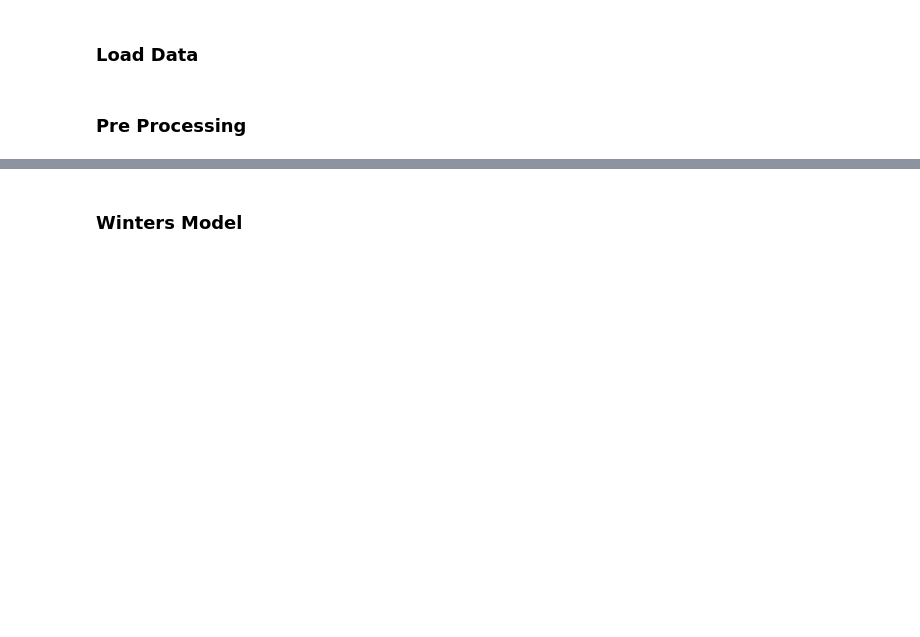
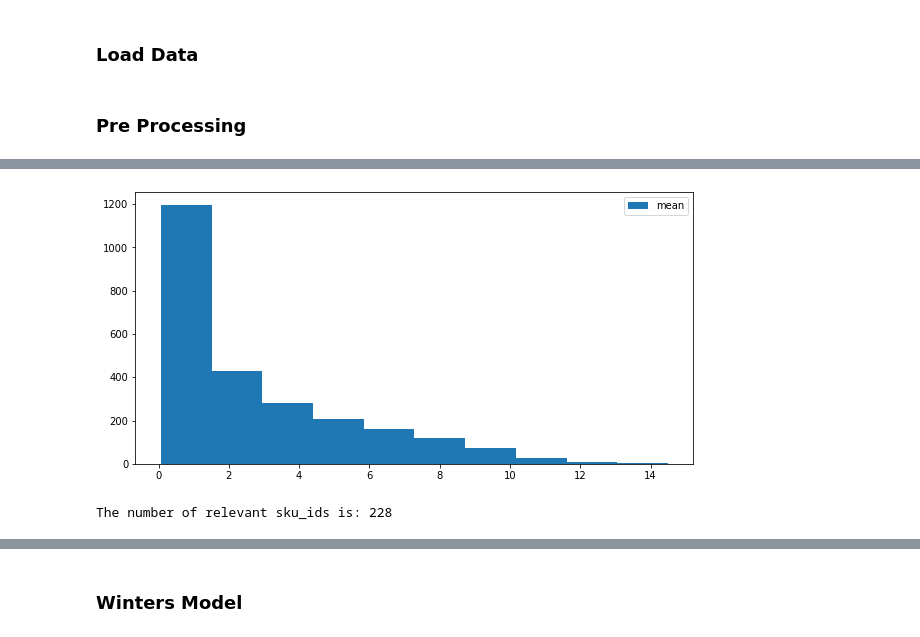
Before and after one commit to omeryefet/SLE, a Jupyter notebook: main.ipynb, the cells around one changed output, grey strips where cells are left out. Saved outputs shown, nothing was run; the diff lists cells and outputs as text; code cells hidden in the pictures; blank space fills up the shorter version.

```diff
--- a/main.ipynb
+++ b/main.ipynb
@@ -148,0 +146,11 @@ print(len(sku_ids_over10))
+# %%
+hist = refresh['mean'].hist(bins=10,grid=False,figsize=[10,5],legend=True)
+# %% [output]
+[figure, added]
+# %%
+lst1 = list(total_demands['SKU_ID'])
+lst2 = sku_ids_0to95 + sku_ids_over105
+relevant_sku_ids = list(set(lst1) & set(lst2)) # sku_ids of products that is not good (less or more)
+print(f'The number of relevant sku_ids is: {len(relevant_sku_ids)}')
+# %% [output]
+The number of relevant sku_ids is: 228
```
Also changed, not shown: parts of 16 cells of this notebook, 2 other files.
